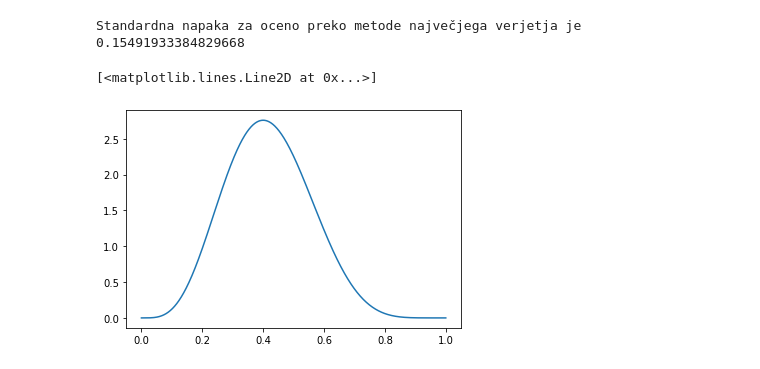
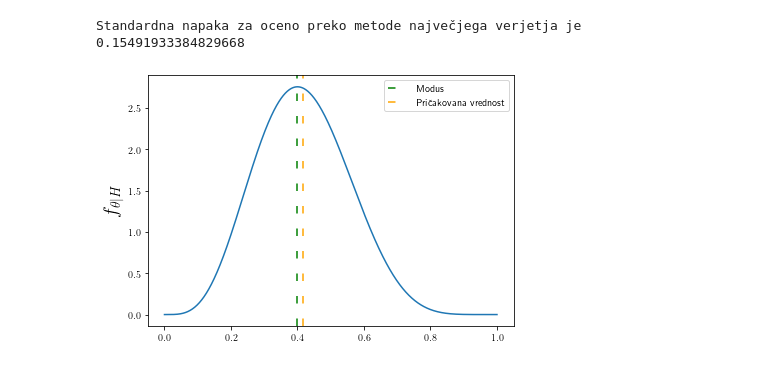
Before and after one commit to AndrazCepic/Projektna-naloga-iz-statistike, a Jupyter notebook: skripte/naloga_2.ipynb, the cells around one changed output. Saved outputs shown, nothing was run; the diff lists cells and outputs as text; code cells hidden in the pictures.

```diff
--- a/skripte/naloga_2.ipynb
+++ b/skripte/naloga_2.ipynb
@@ -3,6 +3,8 @@ import numpy as np
 from scipy.special import factorial, beta
 import scipy.integrate as integrate
 import matplotlib.pyplot as plt
+
+plt.rcParams['text.usetex'] = True
 # %%
 opazeni = np.array([3, 0, 2, 1, 3, 2, 1, 0, 2, 2])
 # %%
@@ -35,21 +37,30 @@ Standardna napaka za oceno preko metode največjega verjetja je 0.15491933384829
 # %%
 # Bayesov način za enakomerno porazdeljen parameter theta
 stevilo_tock = 1000
 x = np.linspace(0, 1, stevilo_tock)
 f_theta = factorial(11) / (factorial(4) * factorial(6)) * (x**4) * (1-x)**6
 
 # Modus je maksimum gostote porazdelitve
 modus = 2/5
 
 # Pričakovana vrednost
 mi = 5/12
 
 # Izris gostote pričakovane vrednosti
-fig, ax = plt.subplots()
+fig, ax = plt.subplots(figsize=(6, 4), tight_layout=True)
 ax.plot(x, f_theta)
+
+modus_plt = ax.axvline(modus, color='g', linestyle=(0, (5, 10)))
+modus_plt.set_label('Modus')
+
+mi_plt = ax.axvline(mi, color='orange', linestyle=(0, (5, 10)))
+mi_plt.set_label('Pričakovana vrednost')
+
+ax.set_ylabel(r'$f_{\theta | H}$', fontsize=20)
+ax.legend()
+fig.savefig('../rezultati/gostota_apos_1.jpg', dpi=150)
 # %% [output]
-[<matplotlib.lines.Line2D at 0x...>]
-[figure, old version]
+[figure, new version]
 # %%
 # Parameter fi
 x = np.linspace(0, np.pi/2, stevilo_tock)
```
Also changed, not shown: parts of 4 cells of this notebook, 7 other files.
